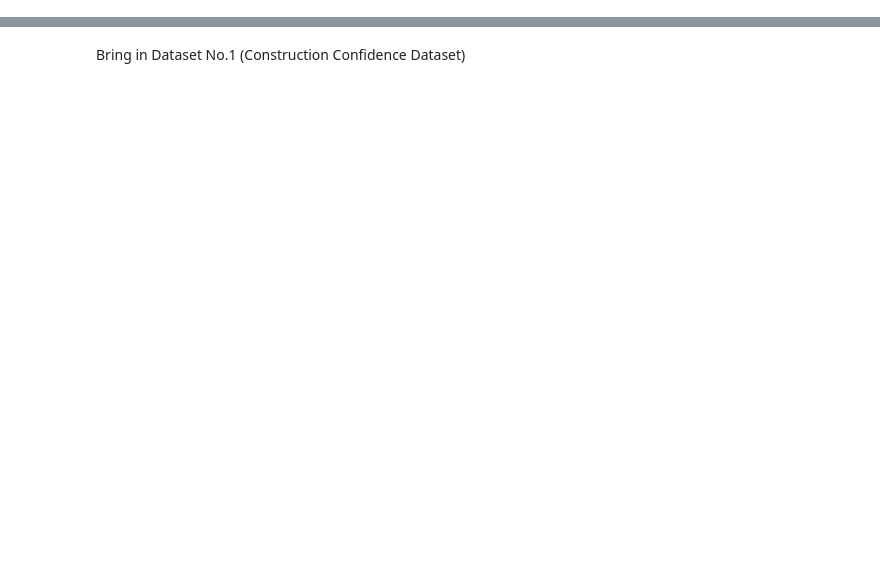
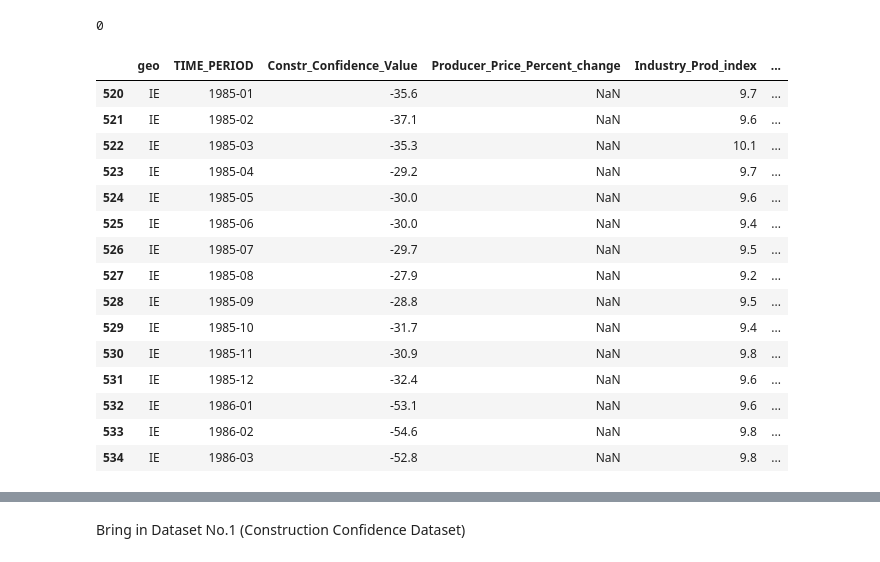
Before and after one commit to sbs23014/CA2, a Jupyter notebook: 1.Data Prep and Visualisation.ipynb, the cells around one changed output, grey strips where cells are left out. Cells and saved outputs as stored; diff of their text form; code cells hidden in the pictures; blank space fills up the shorter version.

```diff
--- a/1.Data Prep and Visualisation.ipynb
+++ b/1.Data Prep and Visualisation.ipynb
@@ -4,0 +205,8 @@
+# %%
+new_column_order = ['geo', 'TIME_PERIOD', 'Constr_cost_index']  # Specify the desired column order
+Construction_Cost_index_melted = Construction_Cost_index_melted[new_column_order]
+# %%
+if 'Constr_cost_index' in Construction_Cost_index_melted.columns:
+    Construction_Cost_index_melted = Construction_Cost_index_melted[new_column_order]
+else:
+    print("'Construction_cost_index' column not found in the DataFrame.")
@@ -4,0 +217,6 @@
+# %%
+merged_df = pd.merge(Construction_Confidence_All, Producer_Price_Df, on=['TIME_PERIOD', 'geo'], how='outer')
+merged_df = pd.merge(merged_df, Industry_Df, on=['TIME_PERIOD', 'geo'], how='outer')
+merged_df = pd.merge(merged_df, Employment_Df, on=['TIME_PERIOD', 'geo'], how='outer')
+merged_df = pd.merge(merged_df, Construction_Cost_index_melted, on=['TIME_PERIOD', 'geo'], how='outer')
+merged_df.describe()
@@ -4,0 +233,5 @@
+# %%
+Merged_df_UK = merged_df[merged_df['geo'] == 'UK'].copy()
+Merged_df_DK = merged_df[merged_df['geo'] == 'DK'].copy()
+Merged_df_IE = merged_df[merged_df['geo'] == 'IE'].copy()
+Merged_df_IE.head(5)
@@ -4,0 +296,23 @@
+# %%
+Merged_df_IE.duplicated().sum()
+# %% [output]
+0
+# %%
+Merged_df_IE.head(15)
+# %% [output]
+|  | geo | TIME_PERIOD | Constr_Confidence_Value | Producer_Price_Percent_change | Industry_Prod_index | ... |
+| 520 | IE | 1985-01 | -35.6 | NaN | 9.7 | ... |
+| 521 | IE | 1985-02 | -37.1 | NaN | 9.6 | ... |
+| 522 | IE | 1985-03 | -35.3 | NaN | 10.1 | ... |
+| 523 | IE | 1985-04 | -29.2 | NaN | 9.7 | ... |
+| 524 | IE | 1985-05 | -30.0 | NaN | 9.6 | ... |
+| 525 | IE | 1985-06 | -30.0 | NaN | 9.4 | ... |
+| 526 | IE | 1985-07 | -29.7 | NaN | 9.5 | ... |
+| 527 | IE | 1985-08 | -27.9 | NaN | 9.2 | ... |
+| 528 | IE | 1985-09 | -28.8 | NaN | 9.5 | ... |
+| 529 | IE | 1985-10 | -31.7 | NaN | 9.4 | ... |
+| 530 | IE | 1985-11 | -30.9 | NaN | 9.8 | ... |
+| 531 | IE | 1985-12 | -32.4 | NaN | 9.6 | ... |
+| 532 | IE | 1986-01 | -53.1 | NaN | 9.6 | ... |
+| 533 | IE | 1986-02 | -54.6 | NaN | 9.8 | ... |
+| 534 | IE | 1986-03 | -52.8 | NaN | 9.8 | ... |
```
Also changed, not shown: parts of 80 cells of this notebook, 1 other file.
